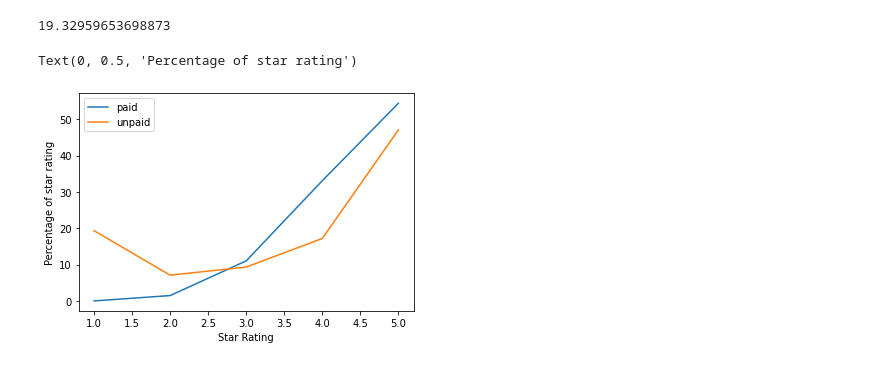
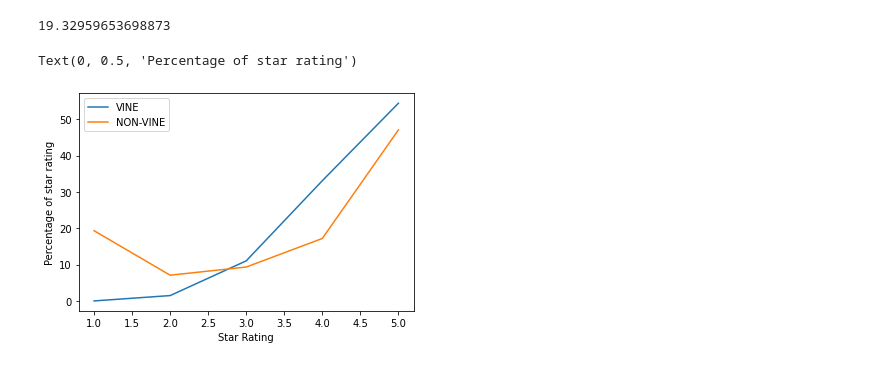
Before and after one commit to kirtibhandari/Amazon_Vine_Analysis, a Jupyter notebook: Vine_Review_Analysis.ipynb, the cells around one changed output. Cells and saved outputs as stored; diff of their text form; code cells hidden in the pictures.

Commit message:
Updating Vine_Review_Analysis

```diff
--- a/Vine_Review_Analysis.ipynb
+++ b/Vine_Review_Analysis.ipynb
@@ -274,13 +274,13 @@ percentage_unpaid_1_star_reviews
 # %%
 
 import pandas as pd
 df = pd.DataFrame({
-   'paid': [percentage_paid_1_star_reviews, percentage_paid_2_star_reviews, percentage_paid_3_star_reviews, percentage_paid_4_star_reviews, percentage_paid_5_star_reviews],
- 'unpaid': [percentage_unpaid_1_star_reviews, percentage_unpaid_2_star_reviews, percentage_unpaid_3_star_reviews, percentage_unpaid_4_star_reviews, percentage_unpaid_5_star_reviews]
+   'VINE': [percentage_paid_1_star_reviews, percentage_paid_2_star_reviews, percentage_paid_3_star_reviews, percentage_paid_4_star_reviews, percentage_paid_5_star_reviews],
+ 'NON-VINE': [percentage_unpaid_1_star_reviews, percentage_unpaid_2_star_reviews, percentage_unpaid_3_star_reviews, percentage_unpaid_4_star_reviews, percentage_unpaid_5_star_reviews]
  }, index=[1, 2, 3, 4, 5])
 lines = df.plot.line()
 lines.set_xlabel("Star Rating")
 lines.set_ylabel("Percentage of star rating")
 # %% [output]
 Text(0, 0.5, 'Percentage of star rating')
-[figure, old version]
+[figure, new version]
```
Also changed, not shown: parts of 2 cells of this notebook.
